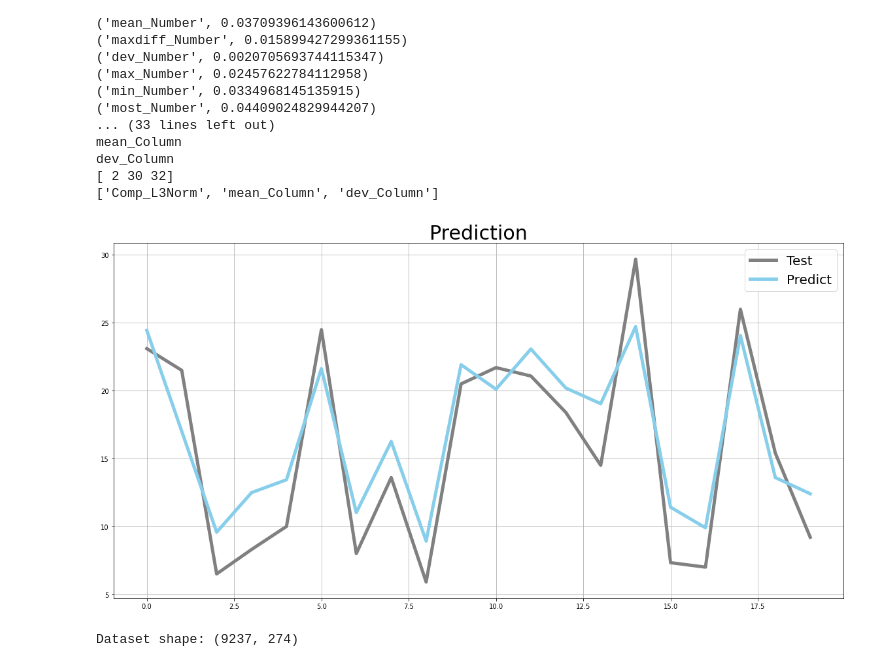
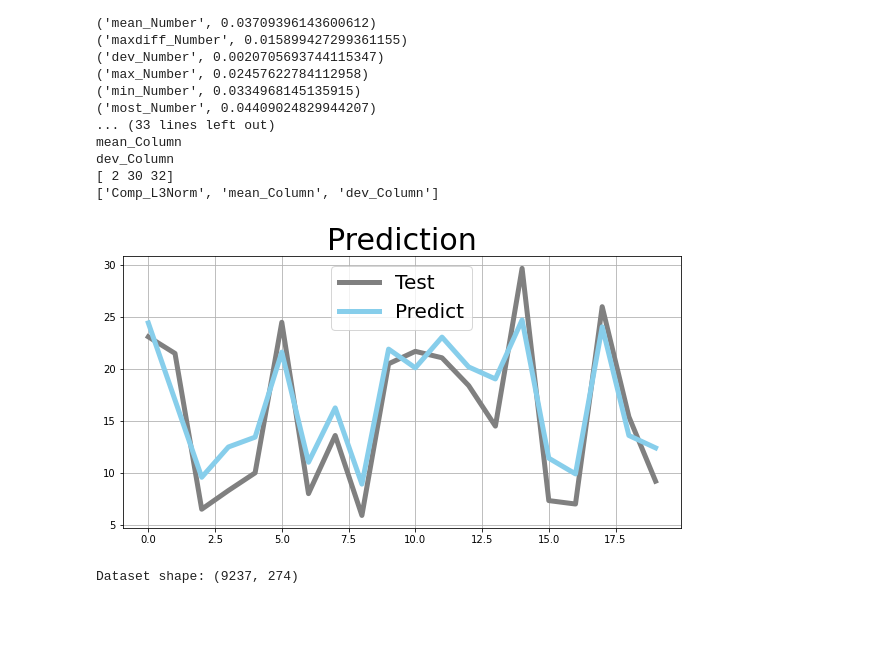
Before and after one commit to SUNWOUNG/HOMEWORK, a Jupyter notebook: project1.ipynb, the cells around one changed output. Saved outputs shown, nothing was run; the diff lists cells and outputs as text; code cells hidden in the pictures; blank space fills up the shorter version.

```diff
--- a/project1.ipynb
+++ b/project1.ipynb
@@ -349,22 +348,22 @@ dev_Column
 # %%
 
 y_pred= est_rf.predict(X_test)
 
 
-plt.figure(figsize=(20,10))
+plt.figure(figsize=(10,5))
 
 
 plt.title("Prediction", fontsize=30)
 plt.plot(range(len(y_test)), y_test, color='grey',linewidth=5, label='Test')
 plt.plot(range(len(y_pred)), y_pred, color='skyblue',linewidth=5, label='Predict')
 
 plt.legend(fontsize= 20)
 
 
 
 plt.grid()
 # %% [output]
-[figure, old version]
+[figure, new version]
 # %%
 #Task 7
 # %%
```
Also changed, not shown: parts of 9 cells of this notebook.
